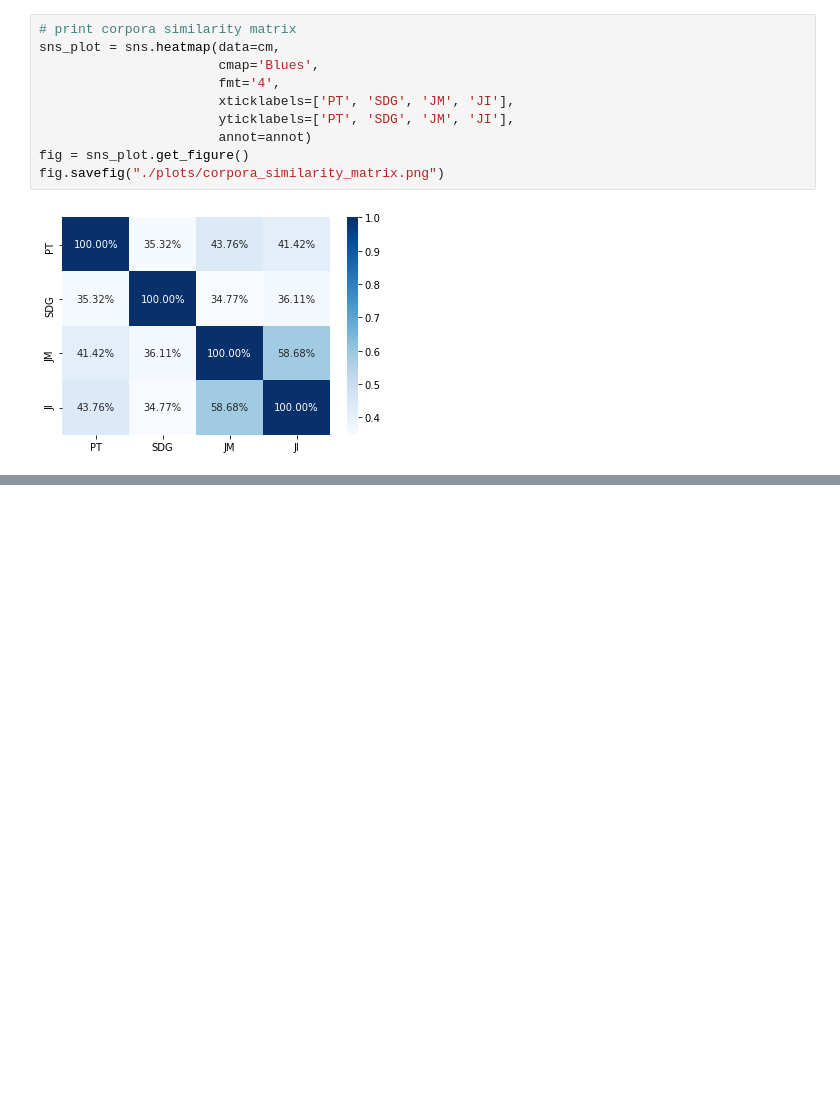
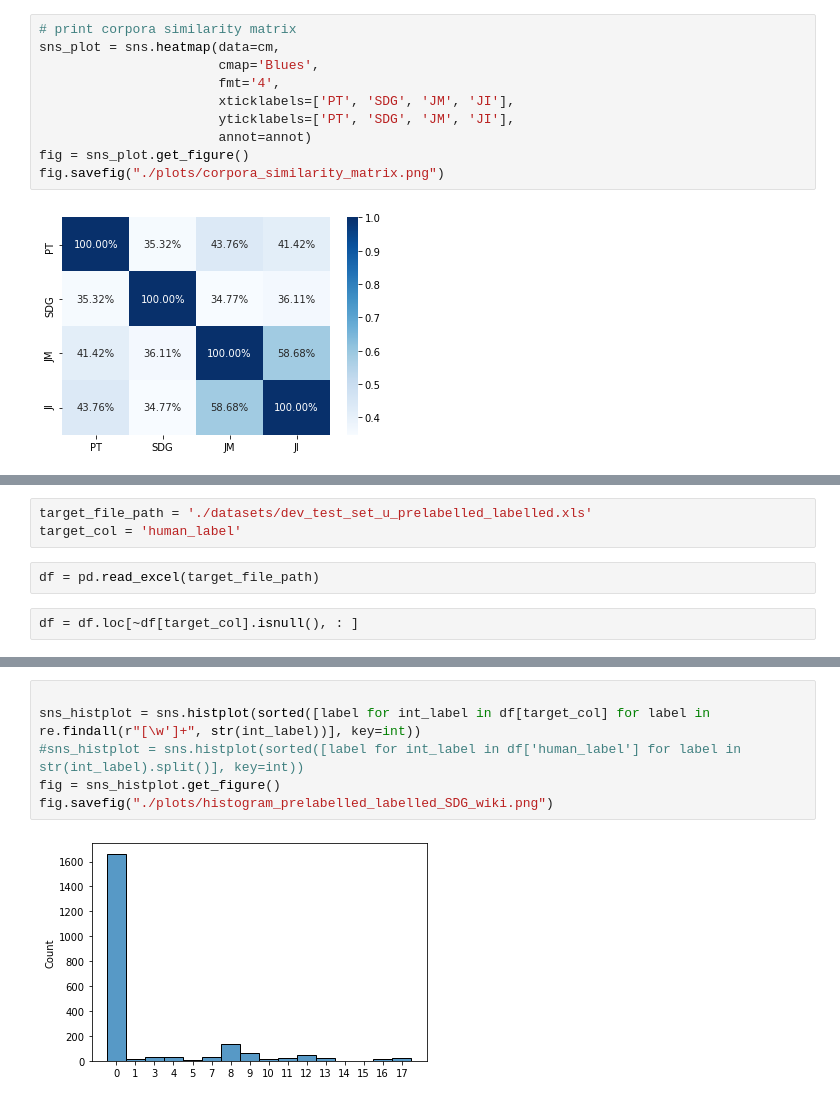
Before and after one commit to Thoma997/SDG-BERT, a Jupyter notebook: data_statistics_EDA.ipynb, the cells around one changed output, grey strips where cells are left out. Saved outputs shown, nothing was run; the diff lists cells and outputs as text; blank space fills up the shorter version.

```diff
--- a/data_statistics_EDA.ipynb
+++ b/data_statistics_EDA.ipynb
@@ -125,0 +129,7 @@ fig.savefig("./plots/corpora_similarity_matrix.png")
+# %%
+target_file_path = './datasets/dev_test_set_u_prelabelled_labelled.xls'
+target_col = 'human_label'
+# %%
+df = pd.read_excel(target_file_path)
+# %%
+df = df.loc[~df[target_col].isnull(), : ]
@@ -125,0 +145,8 @@ fig.savefig("./plots/corpora_similarity_matrix.png")
+# %%
+
+sns_histplot = sns.histplot(sorted([label for int_label in df[target_col] for label in re.findall(r"[\w']+", str(int_label))], key=int))
+#sns_histplot = sns.histplot(sorted([label for int_label in df['human_label'] for label in str(int_label).split()], key=int))
+fig = sns_histplot.get_figure()
+fig.savefig("./plots/histogram_prelabelled_labelled_SDG_wiki.png")
+# %% [output]
+[figure, added]
```
Also changed, not shown: parts of 3 cells of this notebook, 1 other file.
